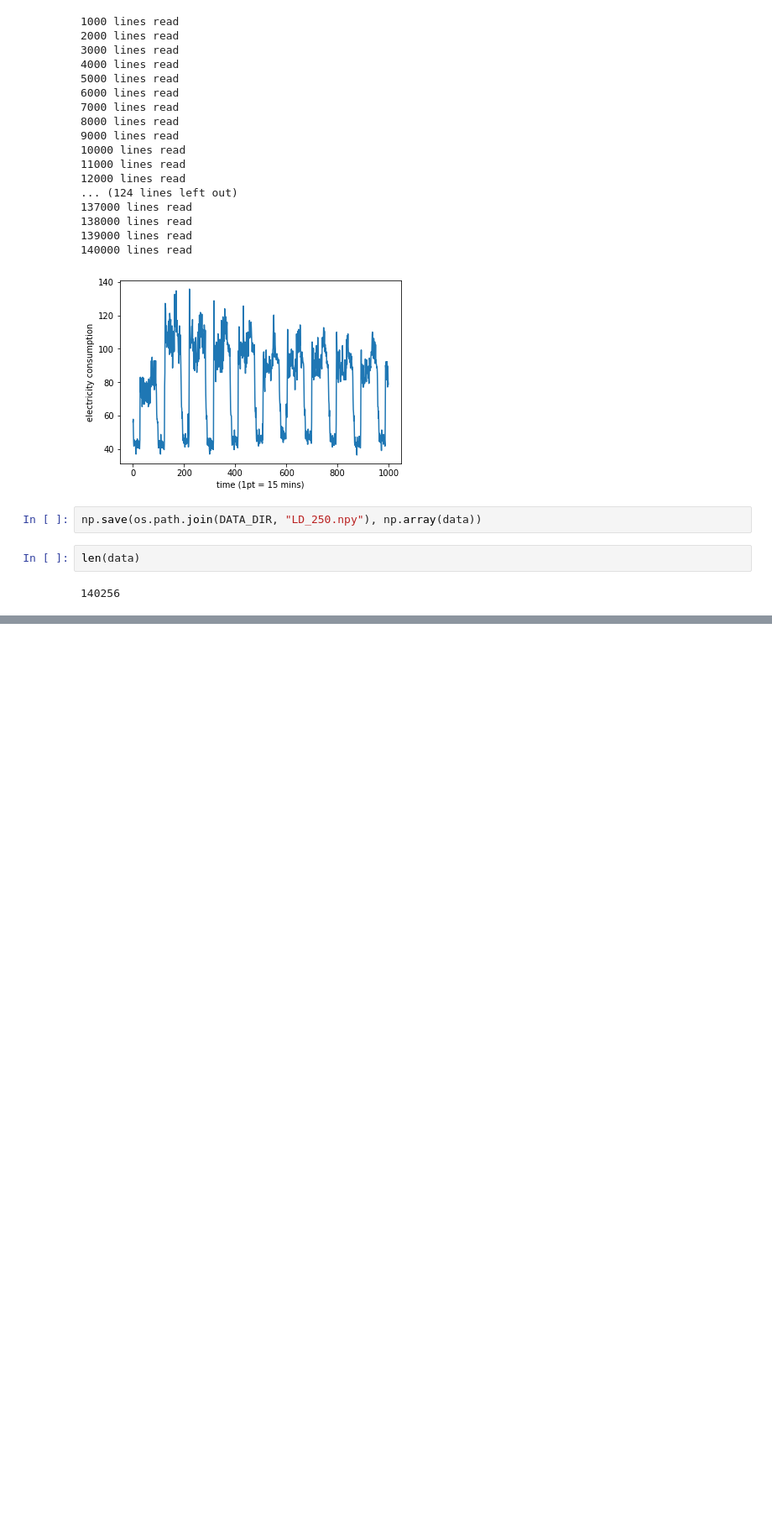
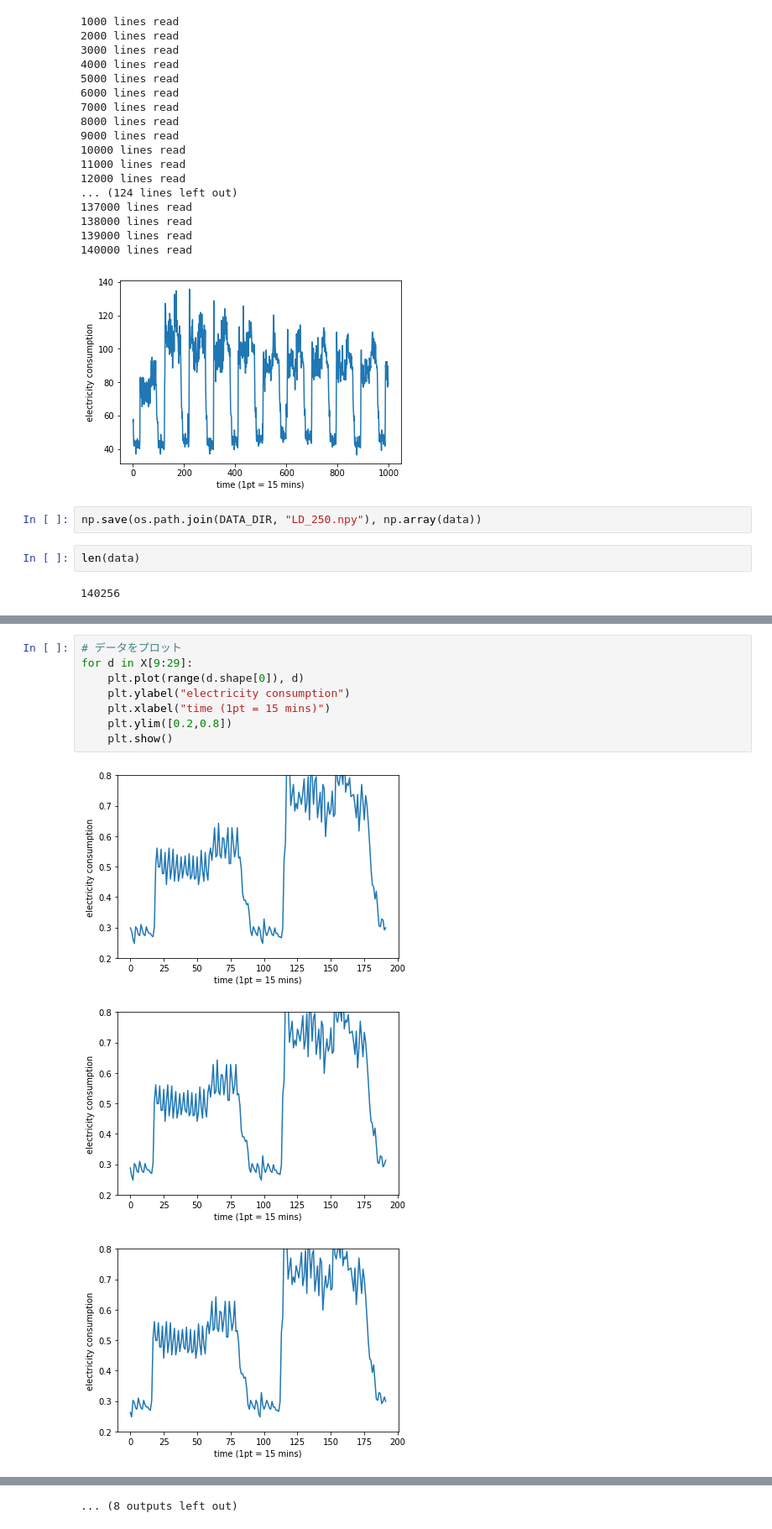
Before and after one commit to masakiaota/blog, a Jupyter notebook: vae/watch_data.ipynb, the cells around one changed output, grey strips where cells are left out. Shown at 84% size. Saved outputs shown, nothing was run; the diff lists cells and outputs as text; blank space fills up the shorter version.

```diff
--- a/vae/watch_data.ipynb
+++ b/vae/watch_data.ipynb
@@ -62,0 +107,12 @@ len(data)
+# %%
+# データをプロット
+for d in X[9:29]:
+    plt.plot(range(d.shape[0]), d)
+    plt.ylabel("electricity consumption")
+    plt.xlabel("time (1pt = 15 mins)")
+    plt.ylim([0.2,0.8])
+    plt.show()
+# %% [output]
+[figure, added]
+[figure, added]
+[figure, added]
@@ -62,0 +128 @@ len(data)
+... (8 outputs left out)
```
Also changed, not shown: parts of 9 cells of this notebook, 11 other files.
